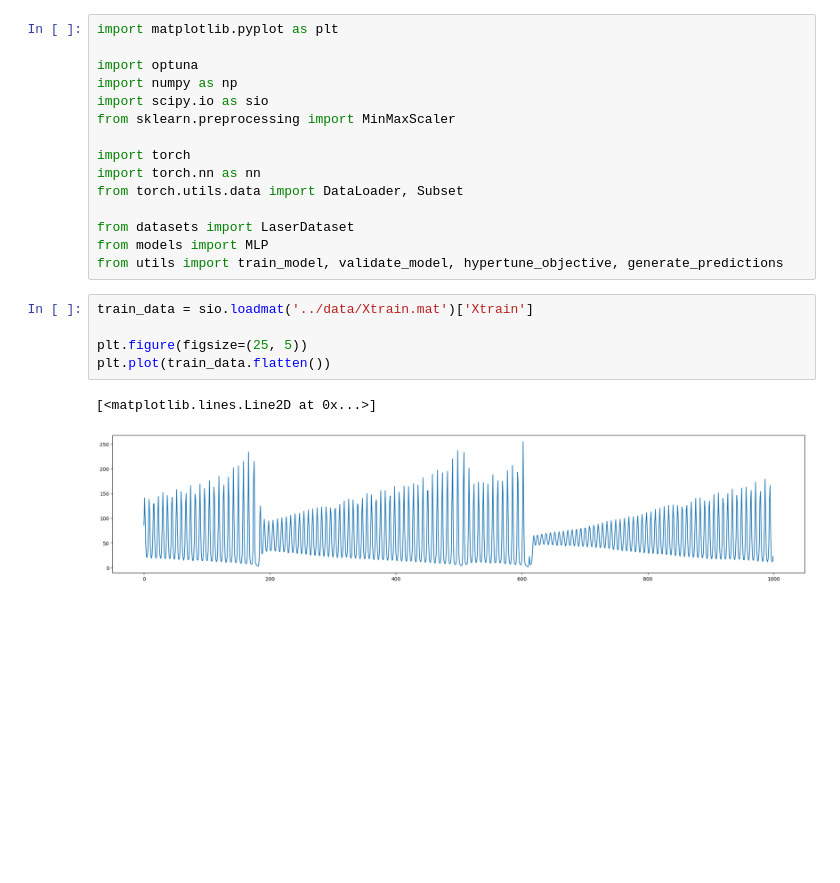
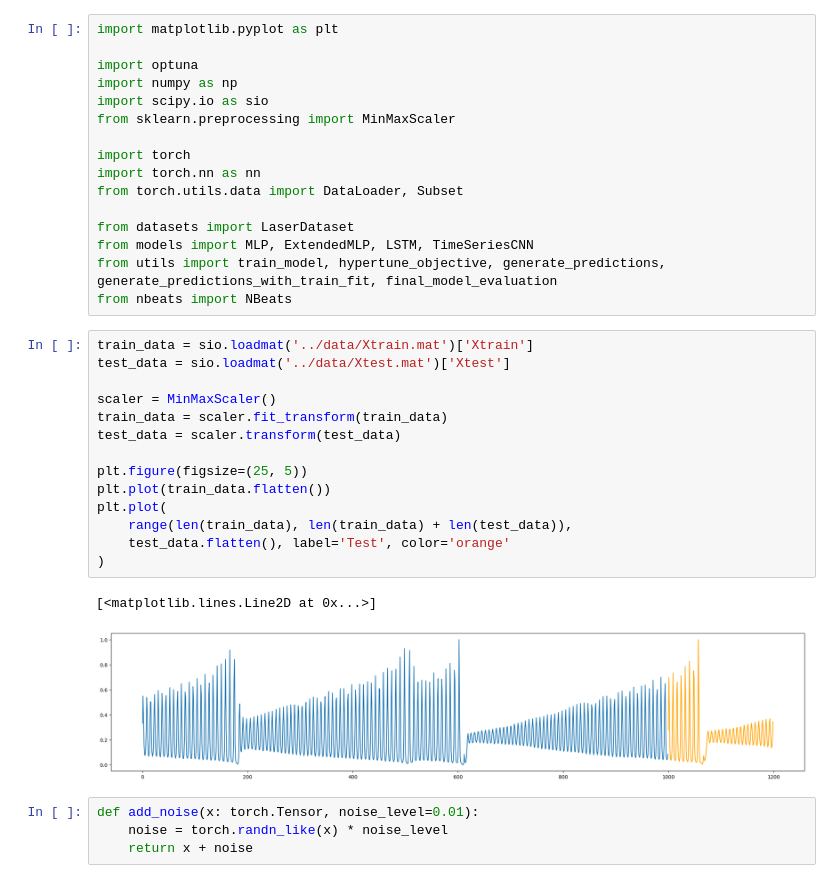
Before and after one commit to karolrogozinski/deep_learning_course, a Jupyter notebook: assignment_1/playground.ipynb, the cells around one changed output. Drawn from its saved outputs; the diff is of its cells as text; blank space fills up the shorter version.

```diff
--- a/assignment_1/playground.ipynb
+++ b/assignment_1/playground.ipynb
@@ -11,14 +11,28 @@ import torch.nn as nn
 from torch.utils.data import DataLoader, Subset
 
 from datasets import LaserDataset
-from models import MLP
-from utils import train_model, validate_model, hypertune_objective, generate_predictions
+from models import MLP, ExtendedMLP, LSTM, TimeSeriesCNN
+from utils import train_model, hypertune_objective, generate_predictions, generate_predictions_with_train_fit, final_model_evaluation
+from nbeats import NBeats
 # %%
 train_data = sio.loadmat('../data/Xtrain.mat')['Xtrain']
+test_data = sio.loadmat('../data/Xtest.mat')['Xtest']
+
+scaler = MinMaxScaler()
+train_data = scaler.fit_transform(train_data)
+test_data = scaler.transform(test_data)
 
 plt.figure(figsize=(25, 5))
 plt.plot(train_data.flatten())
+plt.plot(
+    range(len(train_data), len(train_data) + len(test_data)),
+    test_data.flatten(), label='Test', color='orange'
+)
 # %% [output]
 [<matplotlib.lines.Line2D at 0x...>]
-[figure, old version]
+[figure, new version]
+# %%
+def add_noise(x: torch.Tensor, noise_level=0.01):
+    noise = torch.randn_like(x) * noise_level
+    return x + noise
 # %%
```
Also changed, not shown: parts of 4 cells of this notebook, 4 other files.
